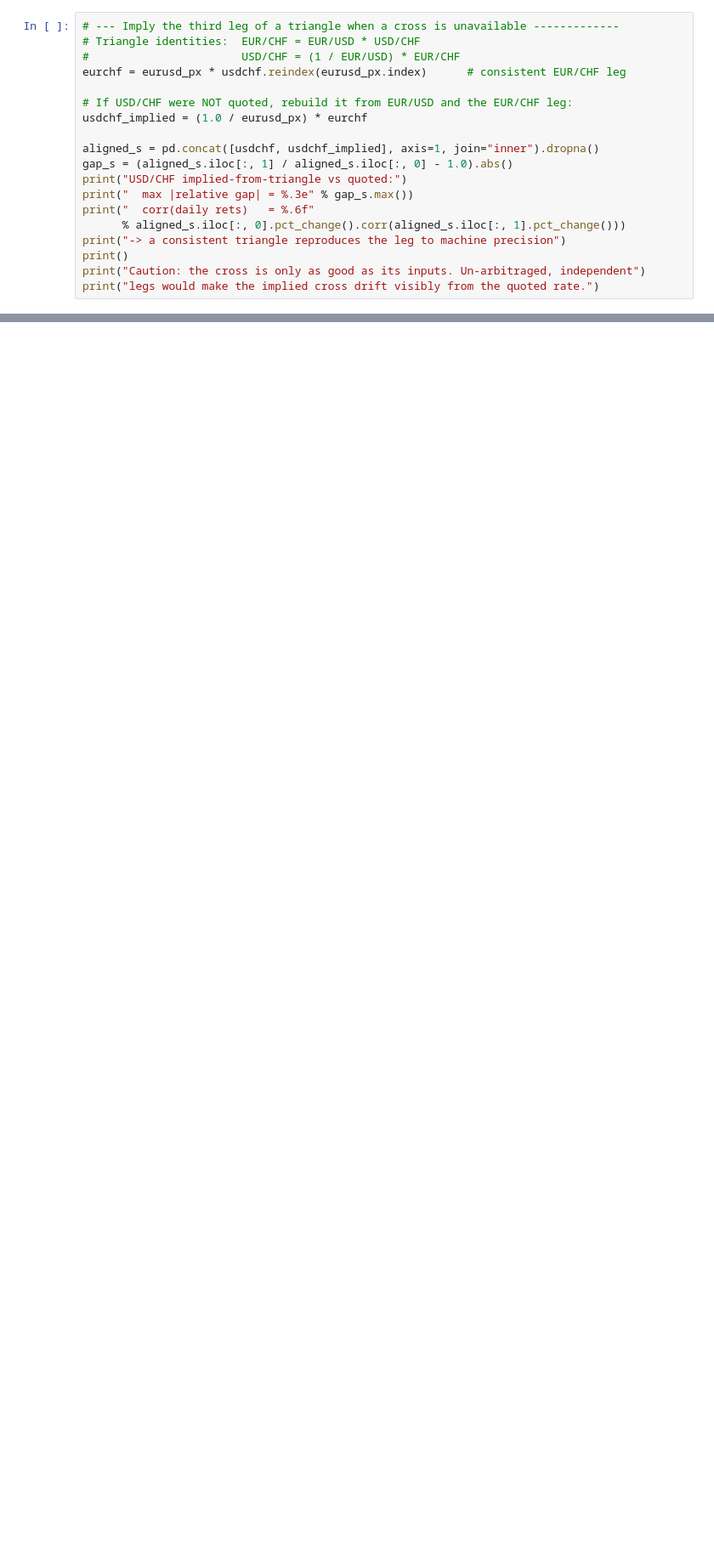
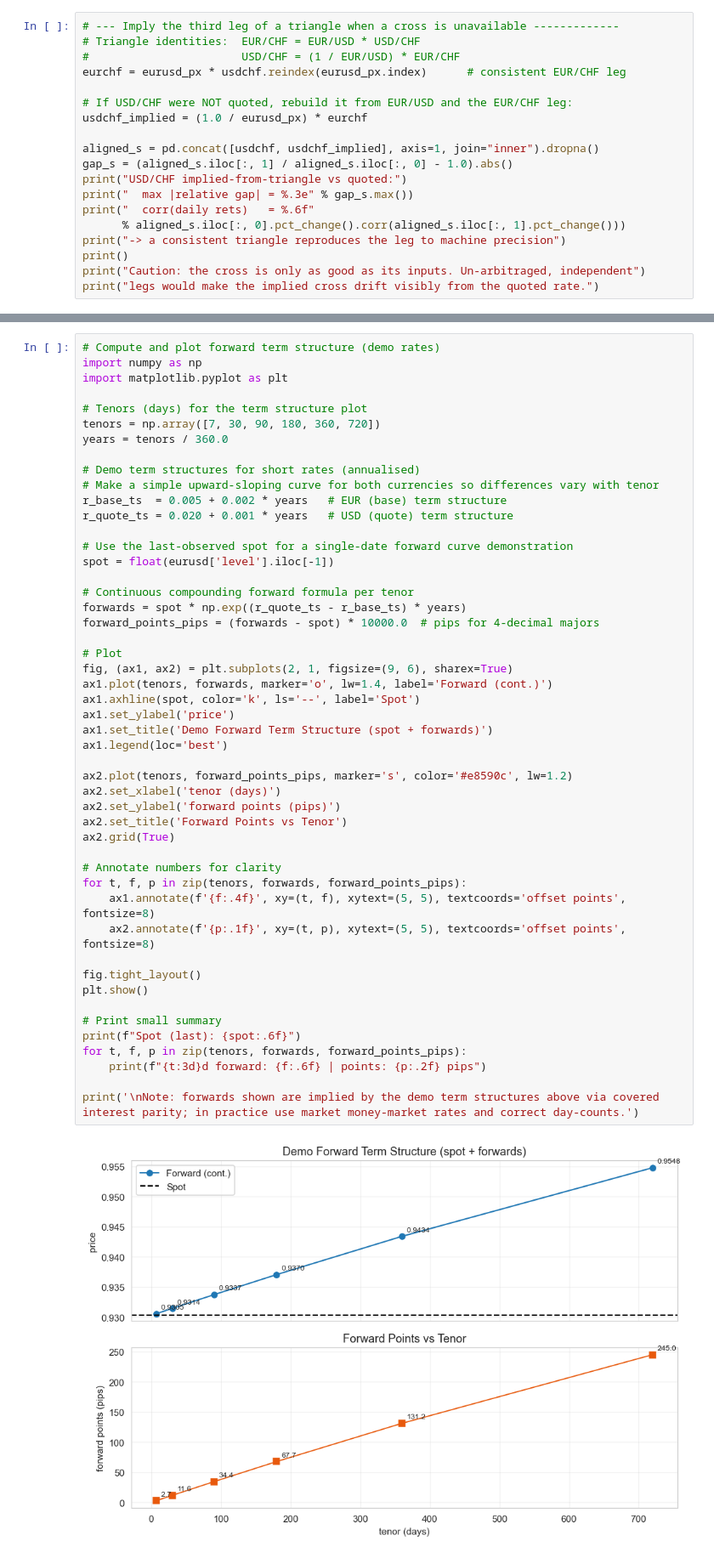
Before and after one commit to yev-dev/quant-finance, a Jupyter notebook: qf/assets/notebooks/fx_time_series_study.ipynb, the cells around one changed output, grey strips where cells are left out. Shown at 85% size. Cells and saved outputs as stored; diff of their text form; blank space fills up the shorter version.

```diff
--- a/qf/assets/notebooks/fx_time_series_study.ipynb
+++ b/qf/assets/notebooks/fx_time_series_study.ipynb
@@ -941,0 +1072,51 @@ print("legs would make the implied cross drift visibly from the quoted rate.")
+# %%
+# Compute and plot forward term structure (demo rates)
+import numpy as np
+import matplotlib.pyplot as plt
+
+# Tenors (days) for the term structure plot
+tenors = np.array([7, 30, 90, 180, 360, 720])
+years = tenors / 360.0
+
+# Demo term structures for short rates (annualised)
+# Make a simple upward-sloping curve for both currencies so differences vary with tenor
+r_base_ts  = 0.005 + 0.002 * years   # EUR (base) term structure
+r_quote_ts = 0.020 + 0.001 * years   # USD (quote) term structure
+
+# Use the last-observed spot for a single-date forward curve demonstration
+spot = float(eurusd['level'].iloc[-1])
+
+# Continuous compounding forward formula per tenor
+forwards = spot * np.exp((r_quote_ts - r_base_ts) * years)
+forward_points_pips = (forwards - spot) * 10000.0  # pips for 4-decimal majors
+
+# Plot
+fig, (ax1, ax2) = plt.subplots(2, 1, figsize=(9, 6), sharex=True)
+ax1.plot(tenors, forwards, marker='o', lw=1.4, label='Forward (cont.)')
+ax1.axhline(spot, color='k', ls='--', label='Spot')
+ax1.set_ylabel('price')
+ax1.set_title('Demo Forward Term Structure (spot + forwards)')
+ax1.legend(loc='best')
+
+ax2.plot(tenors, forward_points_pips, marker='s', color='#e8590c', lw=1.2)
+ax2.set_xlabel('tenor (days)')
+ax2.set_ylabel('forward points (pips)')
+ax2.set_title('Forward Points vs Tenor')
+ax2.grid(True)
+
+# Annotate numbers for clarity
+for t, f, p in zip(tenors, forwards, forward_points_pips):
+    ax1.annotate(f'{f:.4f}', xy=(t, f), xytext=(5, 5), textcoords='offset points', fontsize=8)
+    ax2.annotate(f'{p:.1f}', xy=(t, p), xytext=(5, 5), textcoords='offset points', fontsize=8)
+
+fig.tight_layout()
+plt.show()
+
+# Print small summary
+print(f"Spot (last): {spot:.6f}")
+for t, f, p in zip(tenors, forwards, forward_points_pips):
+    print(f"{t:3d}d forward: {f:.6f} | points: {p:.2f} pips")
+
+print('\nNote: forwards shown are implied by the demo term structures above via covered interest parity; in practice use market money-market rates and correct day-counts.')
+# %% [output]
+[figure, added]
```
Also changed, not shown: parts of 34 cells of this notebook, 10 other files.
